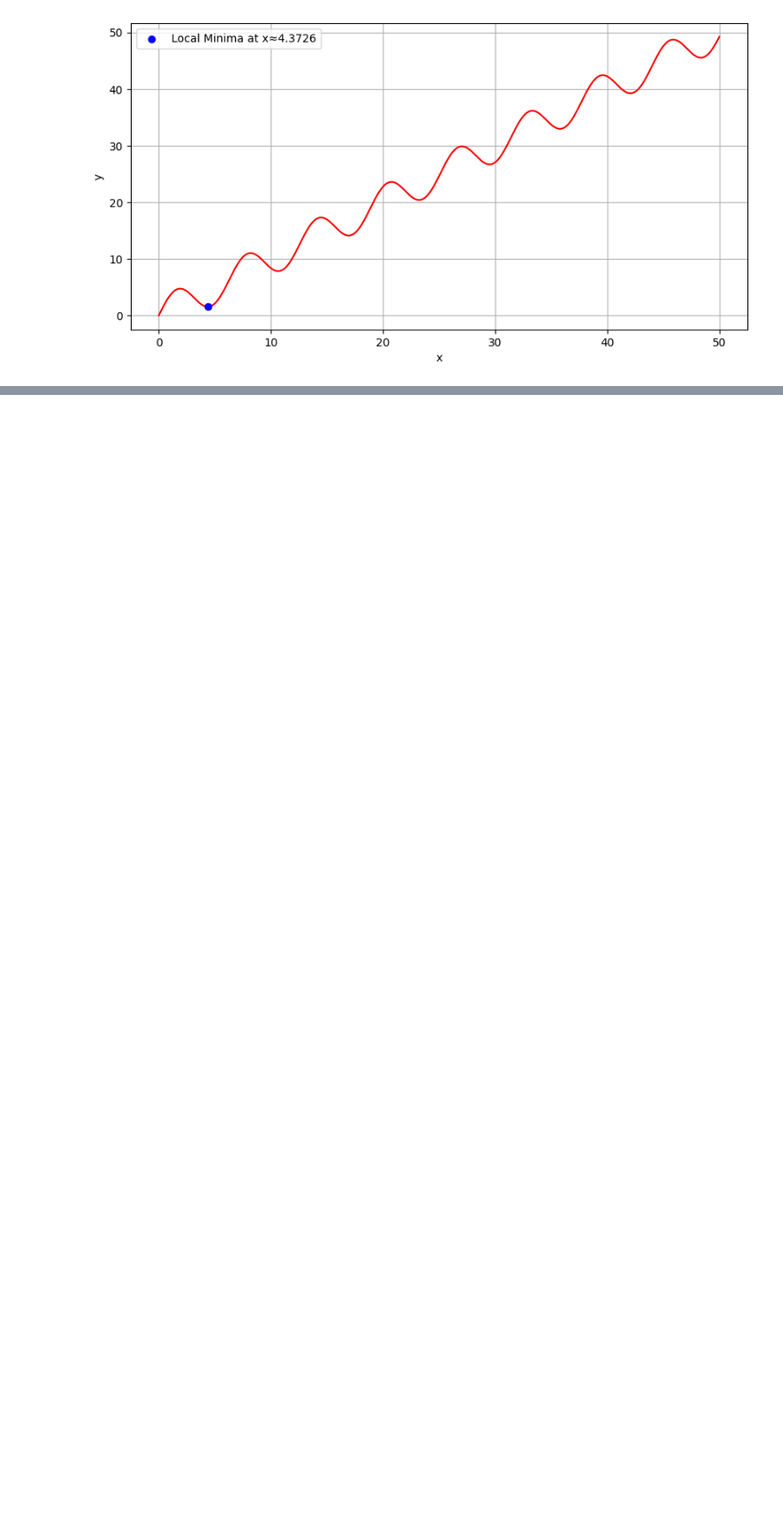
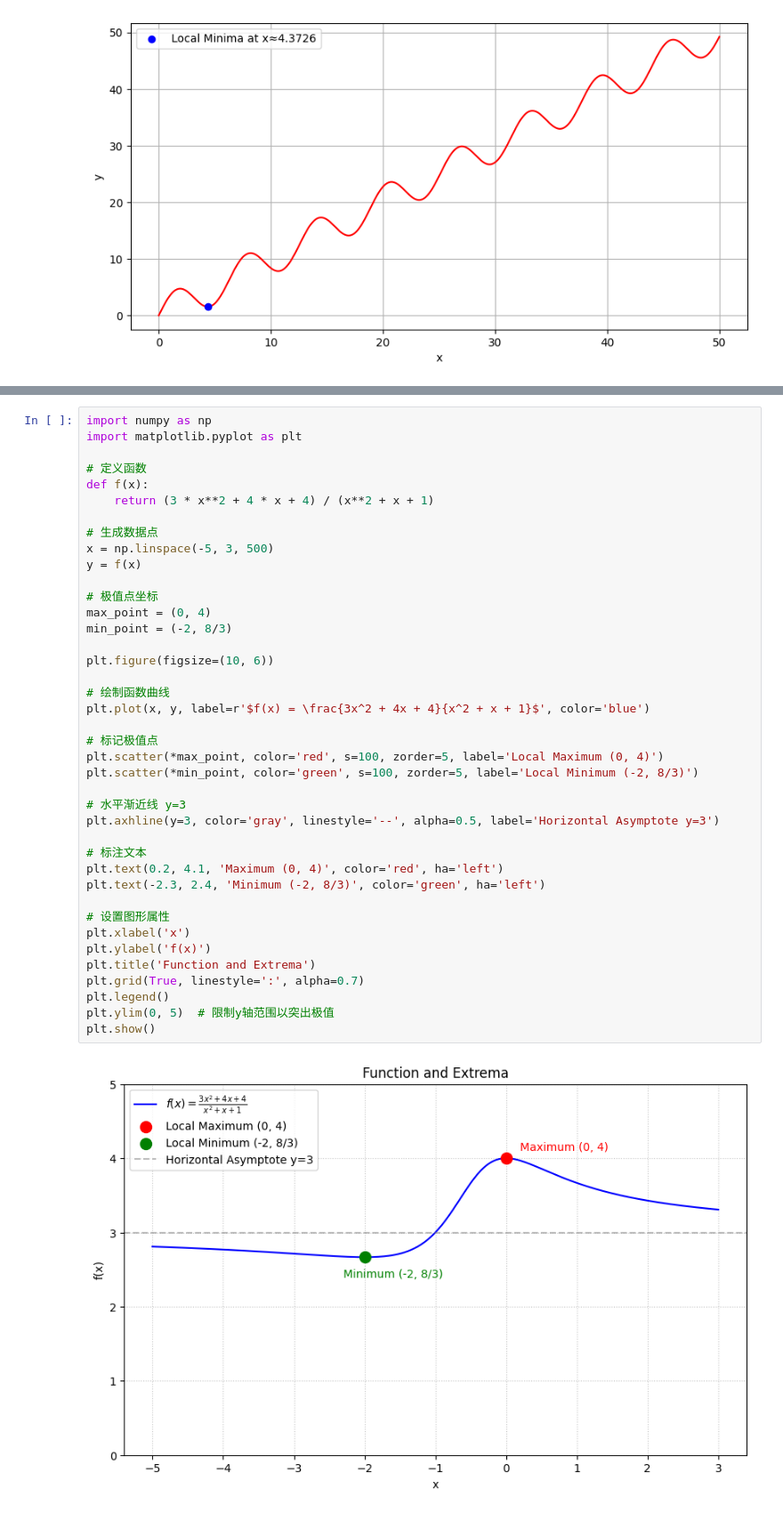
Before and after one commit to dragonliangh/Mathematical, a Jupyter notebook: 第四章 微分中值定理与导数的应用.ipynb, the cells around one changed output, grey strips where cells are left out. Shown at 89% size. Saved outputs shown, nothing was run; the diff lists cells and outputs as text; blank space fills up the shorter version.

```diff
--- a/第四章 微分中值定理与导数的应用.ipynb
+++ b/第四章 微分中值定理与导数的应用.ipynb
@@ -299,0 +367,42 @@ plt.show()
+# %%
+import numpy as np
+import matplotlib.pyplot as plt
+
+# 定义函数
+def f(x):
+    return (3 * x**2 + 4 * x + 4) / (x**2 + x + 1)
+
+# 生成数据点
+x = np.linspace(-5, 3, 500)
+y = f(x)
+
+# 极值点坐标
+max_point = (0, 4)
+min_point = (-2, 8/3)
+
+plt.figure(figsize=(10, 6))
+
+# 绘制函数曲线
+plt.plot(x, y, label=r'$f(x) = \frac{3x^2 + 4x + 4}{x^2 + x + 1}$', color='blue')
+
+# 标记极值点
+plt.scatter(*max_point, color='red', s=100, zorder=5, label='Local Maximum (0, 4)')
+plt.scatter(*min_point, color='green', s=100, zorder=5, label='Local Minimum (-2, 8/3)')
+
+# 水平渐近线 y=3
+plt.axhline(y=3, color='gray', linestyle='--', alpha=0.5, label='Horizontal Asymptote y=3')
+
+# 标注文本
+plt.text(0.2, 4.1, 'Maximum (0, 4)', color='red', ha='left')
+plt.text(-2.3, 2.4, 'Minimum (-2, 8/3)', color='green', ha='left')
+
+# 设置图形属性
+plt.xlabel('x')
+plt.ylabel('f(x)')
+plt.title('Function and Extrema')
+plt.grid(True, linestyle=':', alpha=0.7)
+plt.legend()
+plt.ylim(0, 5)  # 限制y轴范围以突出极值
+plt.show()
+# %% [output]
+[figure, added]
```
Also changed, not shown: parts of 4 cells of this notebook.
